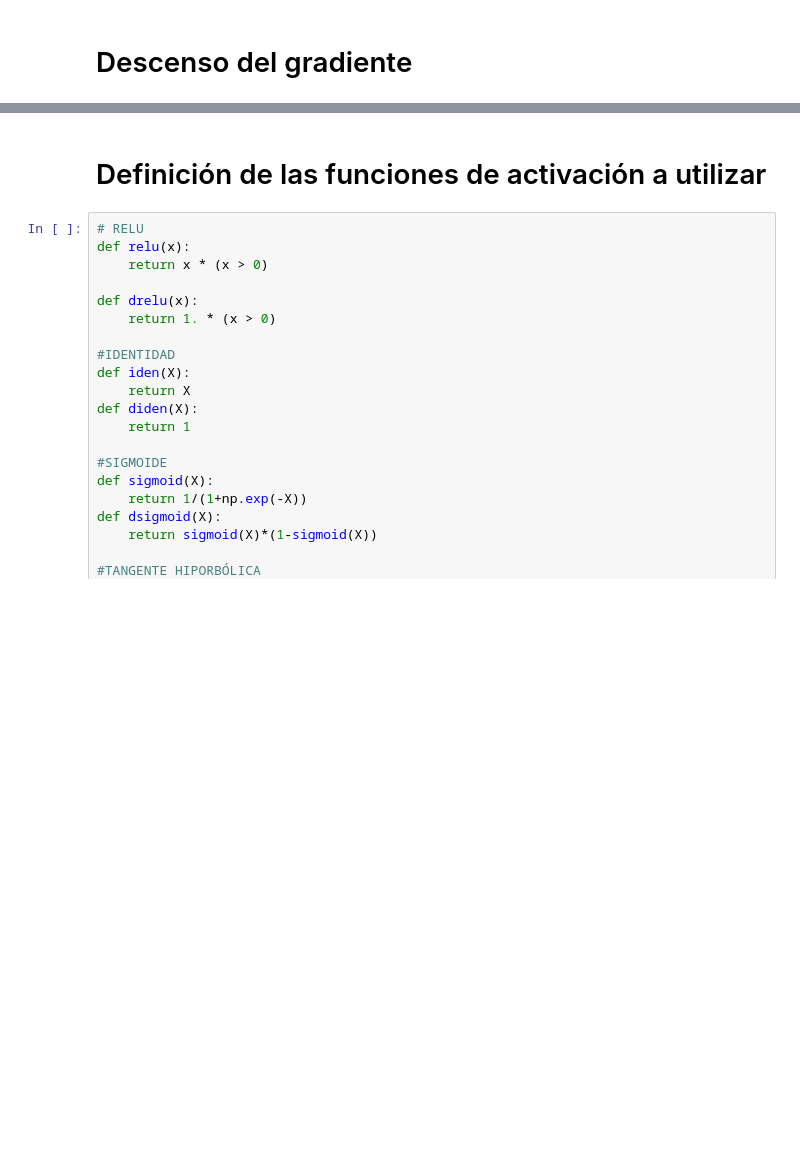
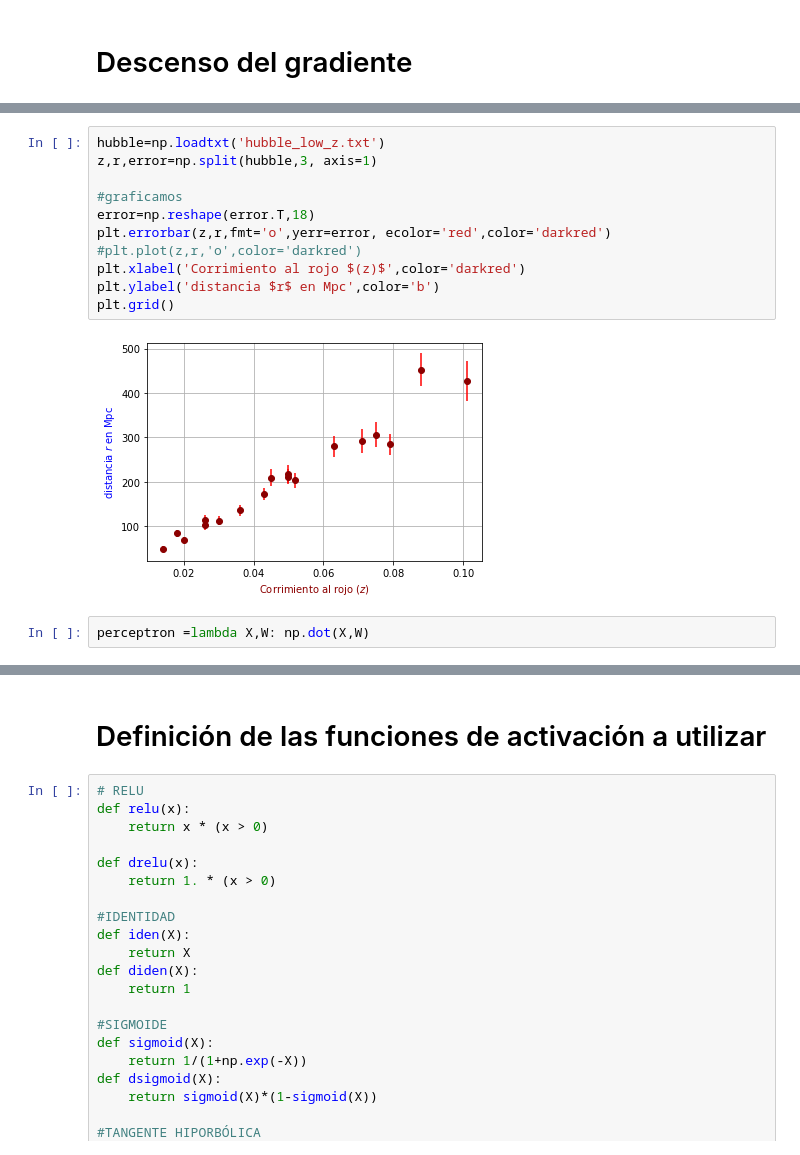
Before and after one commit to JuanDDiosRojas/NeuralNetworks, a Jupyter notebook: Todos los programas del art/Todos los programas del artículo.ipynb, the cells around one changed output, grey strips where cells are left out. Cells and saved outputs as stored; diff of their text form; blank space fills up the shorter version.

```diff
--- a/Todos los programas del art/Todos los programas del artículo.ipynb
+++ b/Todos los programas del art/Todos los programas del artículo.ipynb
@@ -97,0 +59,15 @@ La ordenada es 60.114713
+# %%
+hubble=np.loadtxt('hubble_low_z.txt')
+z,r,error=np.split(hubble,3, axis=1)
+
+#graficamos
+error=np.reshape(error.T,18)
+plt.errorbar(z,r,fmt='o',yerr=error, ecolor='red',color='darkred')
+#plt.plot(z,r,'o',color='darkred')
+plt.xlabel('Corrimiento al rojo $(z)$',color='darkred')
+plt.ylabel('distancia $r$ en Mpc',color='b')
+plt.grid()
+# %% [output]
+[figure, added]
+# %%
+perceptron =lambda X,W: np.dot(X,W)
```
Also changed, not shown: parts of 42 cells of this notebook, 3 other files.
